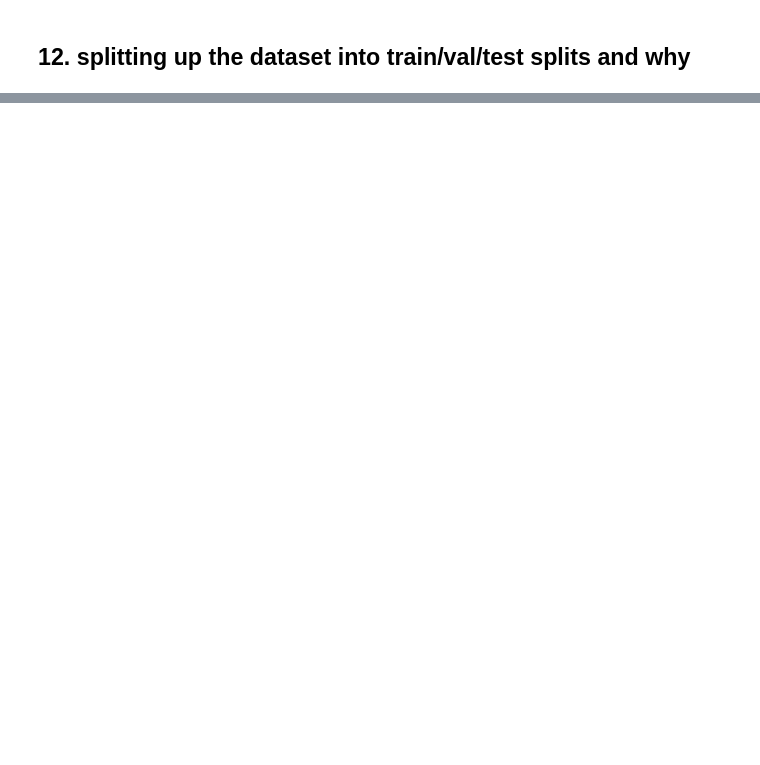
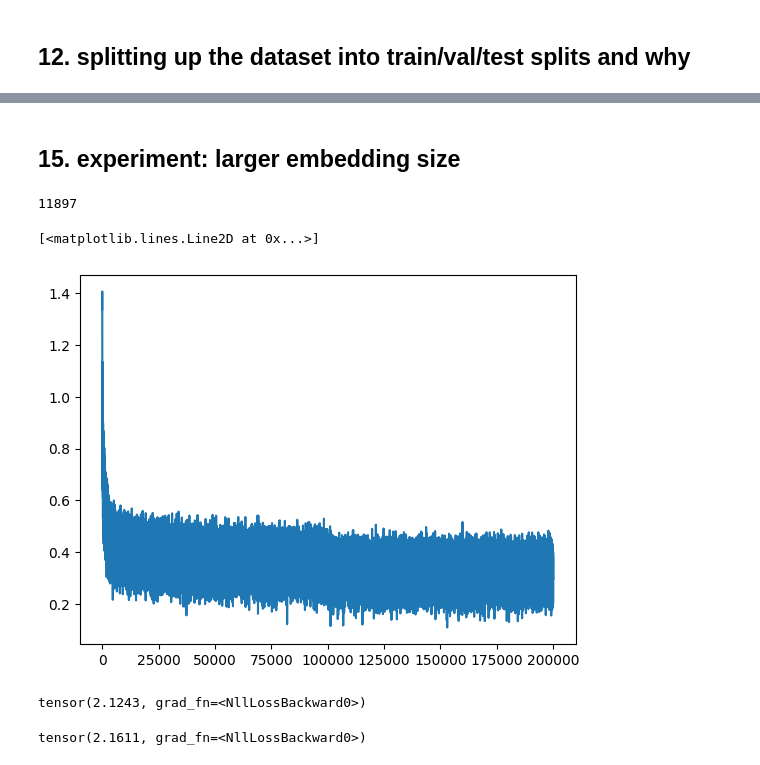
Before and after one commit to OscarBastardo/nn-zero-to-hero, a Jupyter notebook: building_makemore_part_2.ipynb, the cells around one changed output, grey strips where cells are left out. Drawn from its saved outputs; the diff is of its cells as text; code cells hidden in the pictures; blank space fills up the shorter version.

```diff
--- a/building_makemore_part_2.ipynb
+++ b/building_makemore_part_2.ipynb
@@ -536,0 +697,6 @@ tensor(2.3144, grad_fn=<NllLossBackward0>)
+# %%
+plt.figure(figsize=(8, 8))
+plt.scatter(C[:, 0].data, C[:, 1].data, s=200)
+for i in range(C.shape[0]):
+    plt.text(C[i, 0].item(), C[i, 1].item(), itos[i], ha="center", va="center", color="white")
+plt.grid("minor")
@@ -536,0 +705,73 @@ tensor(2.3144, grad_fn=<NllLossBackward0>)
+# %% [markdown]
+## 15. experiment: larger embedding size
+# %%
+g = torch.Generator().manual_seed(2147483647) # for reproducibility
+C = torch.randn((27, 10), generator=g) # 10-dimensional embeddings
+W1 = torch.randn((30, 200), generator=g) # reduced hidden size from 300 to 200
+b1 = torch.randn((200,), generator=g)
+W2 = torch.randn((200, 27), generator=g)
+b2 = torch.randn((27,), generator=g)
+parameters = [C, W1, b1, W2, b2]
+
+sum(p.nelement() for p in parameters) # number of parameters in total
+# %% [output]
+11897
+# %%
+lre = torch.linspace(-3, 0, 1000)
+lrs = 10 ** lre
+
+for p in parameters:
+    p.requires_grad = True
+
+
+lri = []
+lossi = []
+stepi = []
+
+# train on the training set
+for i in range(200000):
+    # minibatch construct
+    ix = torch.randint(0, Xtr.shape[0], (32,))
+
+    # forward pass
+    emb = C[Xtr[ix]] # (32, 3, 2)
+    h = torch.tanh(emb.view(-1, 30) @ W1 + b1) # (32, 100)
+    logits = h @ W2 + b2 # (32, 27)
+    loss = F.cross_entropy(logits, Ytr[ix])
+
+    # backward pass
+    for p in parameters:
+        p.grad = None
+    loss.backward()
+
+    # update
+    lr = 0.1 if i < 100000 else 0.01
+    for p in parameters:
+        p.data -= lr * p.grad
+
+    # track stats
+    stepi.append(i)
+    lossi.append(loss.log10().item())
+# %%
+plt.plot(stepi, lossi)
+# %% [output]
+[<matplotlib.lines.Line2D at 0x...>]
+[figure, added]
+# %%
+# check loss on the training set
+emb = C[Xtr] # (32, 3, 2)
+h = torch.tanh(emb.view(-1, 30) @ W1 + b1) # (32, 100)
+logits = h @ W2 + b2 # (32, 27)
+loss = F.cross_entropy(logits, Ytr)
+loss
+# %% [output]
+tensor(2.1243, grad_fn=<NllLossBackward0>)
+# %%
+# check loss on the dev set
+emb = C[Xdev] # (32, 3, 2)
+h = torch.tanh(emb.view(-1, 30) @ W1 + b1) # (32, 100)
+logits = h @ W2 + b2 # (32, 27)
+loss = F.cross_entropy(logits, Ydev)
+loss
+# %% [output]
+tensor(2.1611, grad_fn=<NllLossBackward0>)
```
Also changed, not shown: parts of 32 cells of this notebook.
